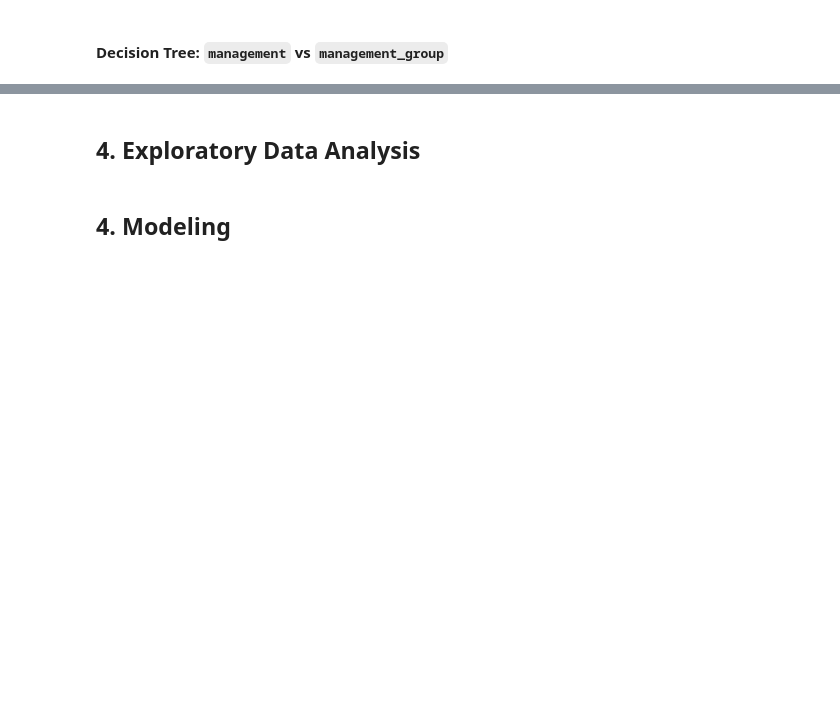
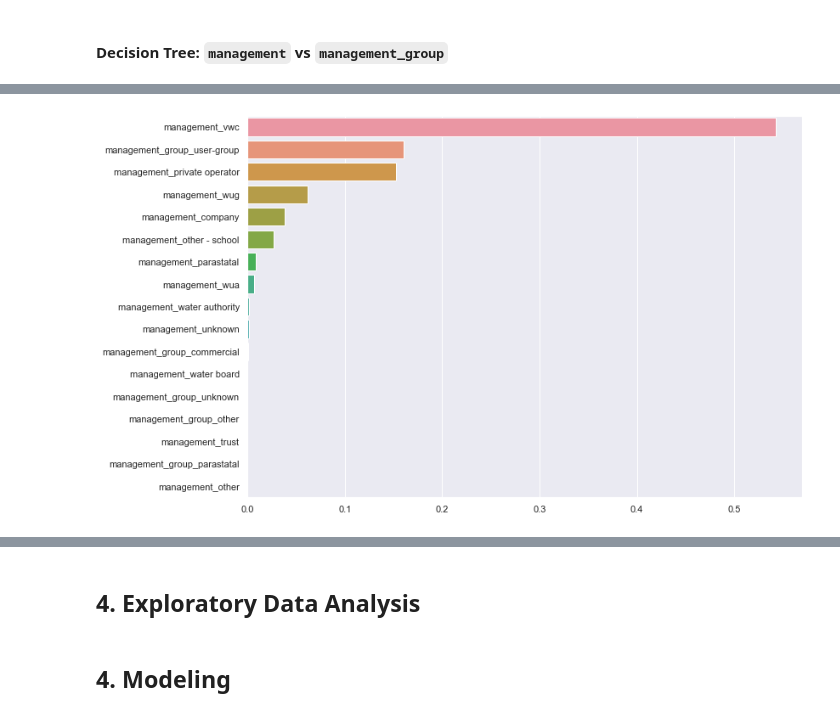
Before and after one commit to ckucewicz/Water_well_classification, a Jupyter notebook: Notebook.ipynb, the cells around one changed output, grey strips where cells are left out. Cells and saved outputs as stored; diff of their text form; code cells hidden in the pictures; blank space fills up the shorter version.

```diff
--- a/Notebook.ipynb
+++ b/Notebook.ipynb
@@ -642,3 +693,18 @@ mgmt_tree.fit(x_ohe, y)
+# %%
+feature_importances = mgmt_tree.feature_importances_
+# %%
+import seaborn as sns
+
+# Sort the feature importances from greatest to least using the sorted indices
+sorted_indices = feature_importances.argsort()[::-1]
+sorted_feature_names = ohe_df.columns[sorted_indices]
+sorted_importances = feature_importances[sorted_indices]
+
+# Create a bar plot of the feature importances
+sns.set(rc={'figure.figsize':(11.7,8.27)})
+sns.barplot(sorted_importances, sorted_feature_names);
+# %% [output]
+[figure, added]
 # %%
 fig, axes = plt.subplots(nrows = 1,ncols = 1, figsize = (3,3), dpi=600)
 tree.plot_tree(mgmt_tree, feature_names = ohe_df.columns, class_names = np.unique(y).astype('str'), filled = True)
```
Also changed, not shown: parts of 10 cells of this notebook.
